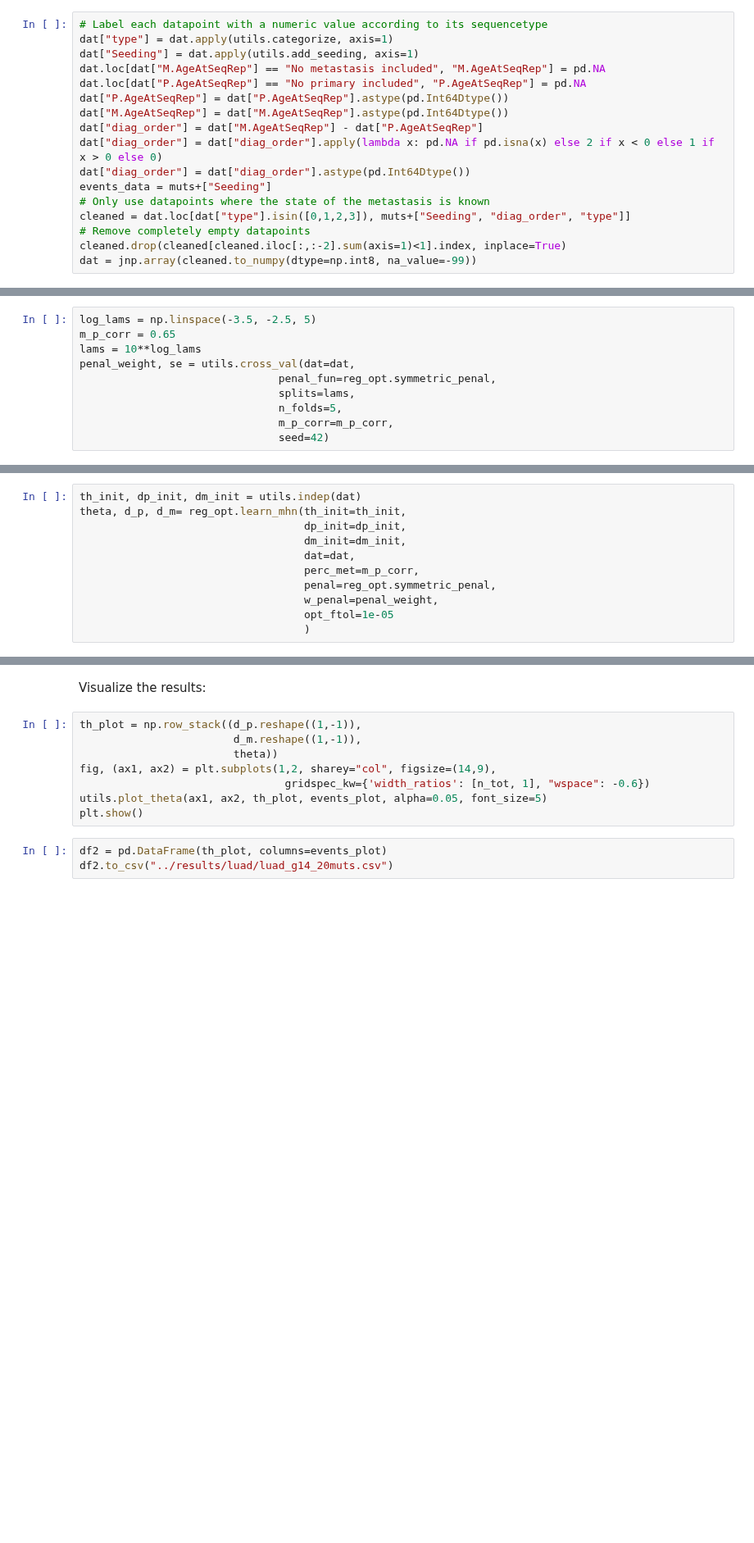
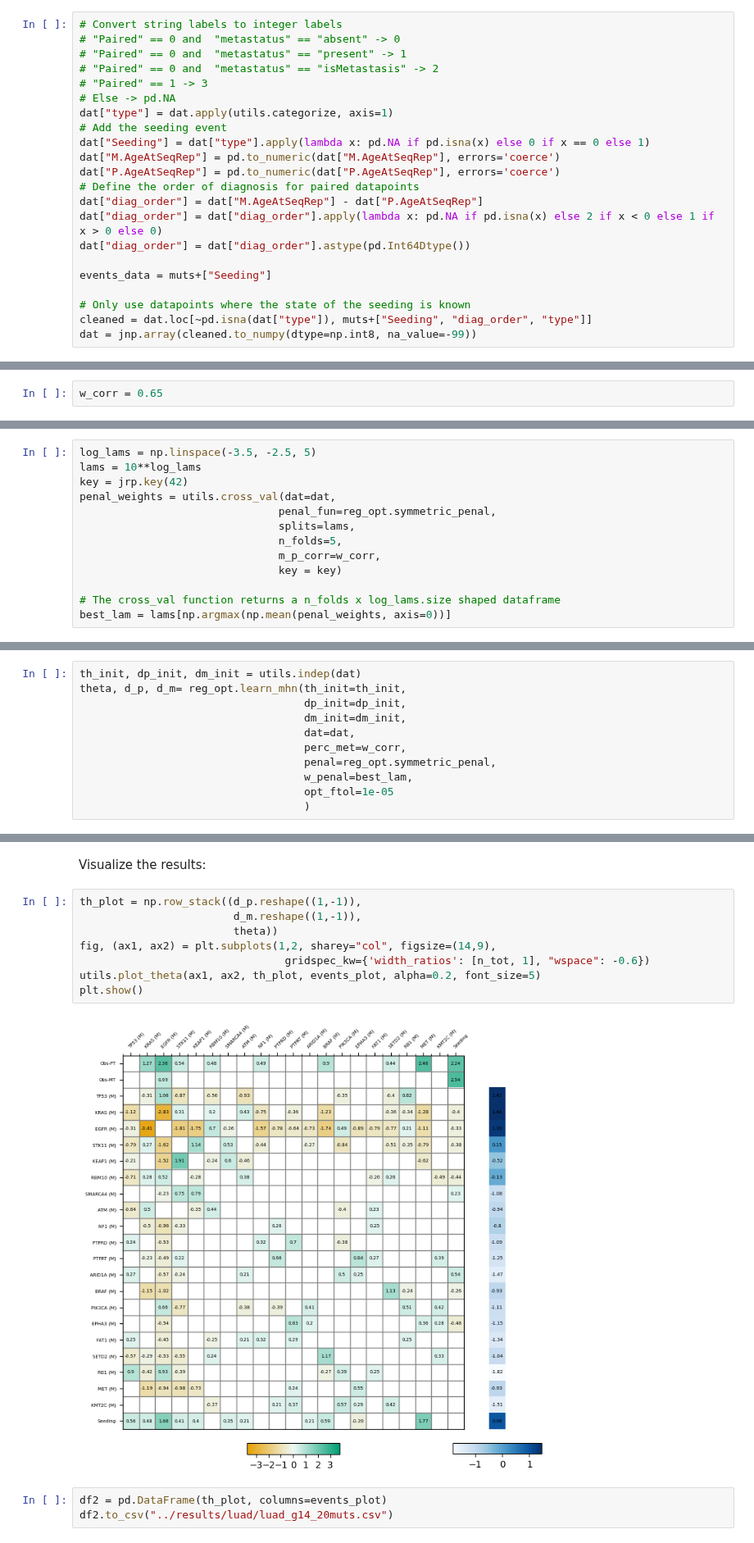
Before and after one commit to cbg-ethz/metMHN, a Jupyter notebook: examples/data_analysis.ipynb, the cells around one changed output, grey strips where cells are left out. Shown at 82% size. Cells and saved outputs as stored; diff of their text form; blank space fills up the shorter version.

```diff
--- a/examples/data_analysis.ipynb
+++ b/examples/data_analysis.ipynb
@@ -41,21 +37,26 @@ muts = ['P.TP53 (M)', 'M.TP53 (M)', 'P.KRAS (M)', 'M.KRAS (M)', 'P.EGFR (M)', 'M
 # %% [markdown]
 Next, we convert string labels to numeric labels and remove corrupted datapoints. Finally, we convert the resulting dataframe to a jax.numpy array.
 # %%
-# Label each datapoint with a numeric value according to its sequencetype
+# Convert string labels to integer labels
+# "Paired" == 0 and  "metastatus" == "absent" -> 0
+# "Paired" == 0 and  "metastatus" == "present" -> 1
+# "Paired" == 0 and  "metastatus" == "isMetastasis" -> 2
+# "Paired" == 1 -> 3
+# Else -> pd.NA
 dat["type"] = dat.apply(utils.categorize, axis=1)
-dat["Seeding"] = dat.apply(utils.add_seeding, axis=1)
-dat.loc[dat["M.AgeAtSeqRep"] == "No metastasis included", "M.AgeAtSeqRep"] = pd.NA
-dat.loc[dat["P.AgeAtSeqRep"] == "No primary included", "P.AgeAtSeqRep"] = pd.NA
-dat["P.AgeAtSeqRep"] = dat["P.AgeAtSeqRep"].astype(pd.Int64Dtype())
-dat["M.AgeAtSeqRep"] = dat["M.AgeAtSeqRep"].astype(pd.Int64Dtype())
+# Add the seeding event
+dat["Seeding"] = dat["type"].apply(lambda x: pd.NA if pd.isna(x) else 0 if x == 0 else 1)
+dat["M.AgeAtSeqRep"] = pd.to_numeric(dat["M.AgeAtSeqRep"], errors='coerce')
+dat["P.AgeAtSeqRep"] = pd.to_numeric(dat["P.AgeAtSeqRep"], errors='coerce')
+# Define the order of diagnosis for paired datapoints
 dat["diag_order"] = dat["M.AgeAtSeqRep"] - dat["P.AgeAtSeqRep"]
 dat["diag_order"] = dat["diag_order"].apply(lambda x: pd.NA if pd.isna(x) else 2 if x < 0 else 1 if x > 0 else 0)
 dat["diag_order"] = dat["diag_order"].astype(pd.Int64Dtype())
+
 events_data = muts+["Seeding"]
-# Only use datapoints where the state of the metastasis is known
-cleaned = dat.loc[dat["type"].isin([0,1,2,3]), muts+["Seeding", "diag_order", "type"]]
-# Remove completely empty datapoints
-cleaned.drop(cleaned[cleaned.iloc[:,:-2].sum(axis=1)<1].index, inplace=True)
+
+# Only use datapoints where the state of the seeding is known
+cleaned = dat.loc[~pd.isna(dat["type"]), muts+["Seeding", "diag_order", "type"]]
 dat = jnp.array(cleaned.to_numpy(dtype=np.int8, na_value=-99))
 # %% [markdown]
 Retrieve the event names and trim the PT/MT identifier:
@@ -74,12 +96,17 @@ utils.marg_frequs(dat, events_plot)
+# %%
+w_corr = 0.65
 # %% [markdown]
 Optional: We use a  sparsity and symmetry promoting penalty. The weight of the penalization can be determined in a k-fold crossvalidation. Note: Running the full 5-fold crossvalidation across 5 splits below takes around 2 hours on an average Desktop-CPU.
 # %%
 log_lams = np.linspace(-3.5, -2.5, 5)
-m_p_corr = 0.65
 lams = 10**log_lams
-penal_weight, se = utils.cross_val(dat=dat,
+key = jrp.key(42)
+penal_weights = utils.cross_val(dat=dat,
                                penal_fun=reg_opt.symmetric_penal,
                                splits=lams,
                                n_folds=5,
-                               m_p_corr=m_p_corr,
-                               seed=42)
+                               m_p_corr=w_corr,
+                               key = key)
+
+# The cross_val function returns a n_folds x log_lams.size shaped dataframe
+best_lam = lams[np.argmax(np.mean(penal_weights, axis=0))]
@@ -93,8 +118,8 @@ theta, d_p, d_m= reg_opt.learn_mhn(th_init=th_init,
                                    dp_init=dp_init,
                                    dm_init=dm_init,
                                    dat=dat,
-                                   perc_met=m_p_corr,
+                                   perc_met=w_corr,
                                    penal=reg_opt.symmetric_penal,
-                                   w_penal=penal_weight,
+                                   w_penal=best_lam,
                                    opt_ftol=1e-05
                                    )
@@ -103,11 +147,13 @@ Visualize the results:
 # %%
 th_plot = np.row_stack((d_p.reshape((1,-1)),
                         d_m.reshape((1,-1)),
                         theta))
 fig, (ax1, ax2) = plt.subplots(1,2, sharey="col", figsize=(14,9),
                                 gridspec_kw={'width_ratios': [n_tot, 1], "wspace": -0.6})
-utils.plot_theta(ax1, ax2, th_plot, events_plot, alpha=0.05, font_size=5)
+utils.plot_theta(ax1, ax2, th_plot, events_plot, alpha=0.2, font_size=5)
 plt.show()
+# %% [output]
+[figure, added]
 # %%
 df2 = pd.DataFrame(th_plot, columns=events_plot)
 df2.to_csv("../results/luad/luad_g14_20muts.csv")
```
Also changed, not shown: parts of 6 cells of this notebook, 3 other files.
